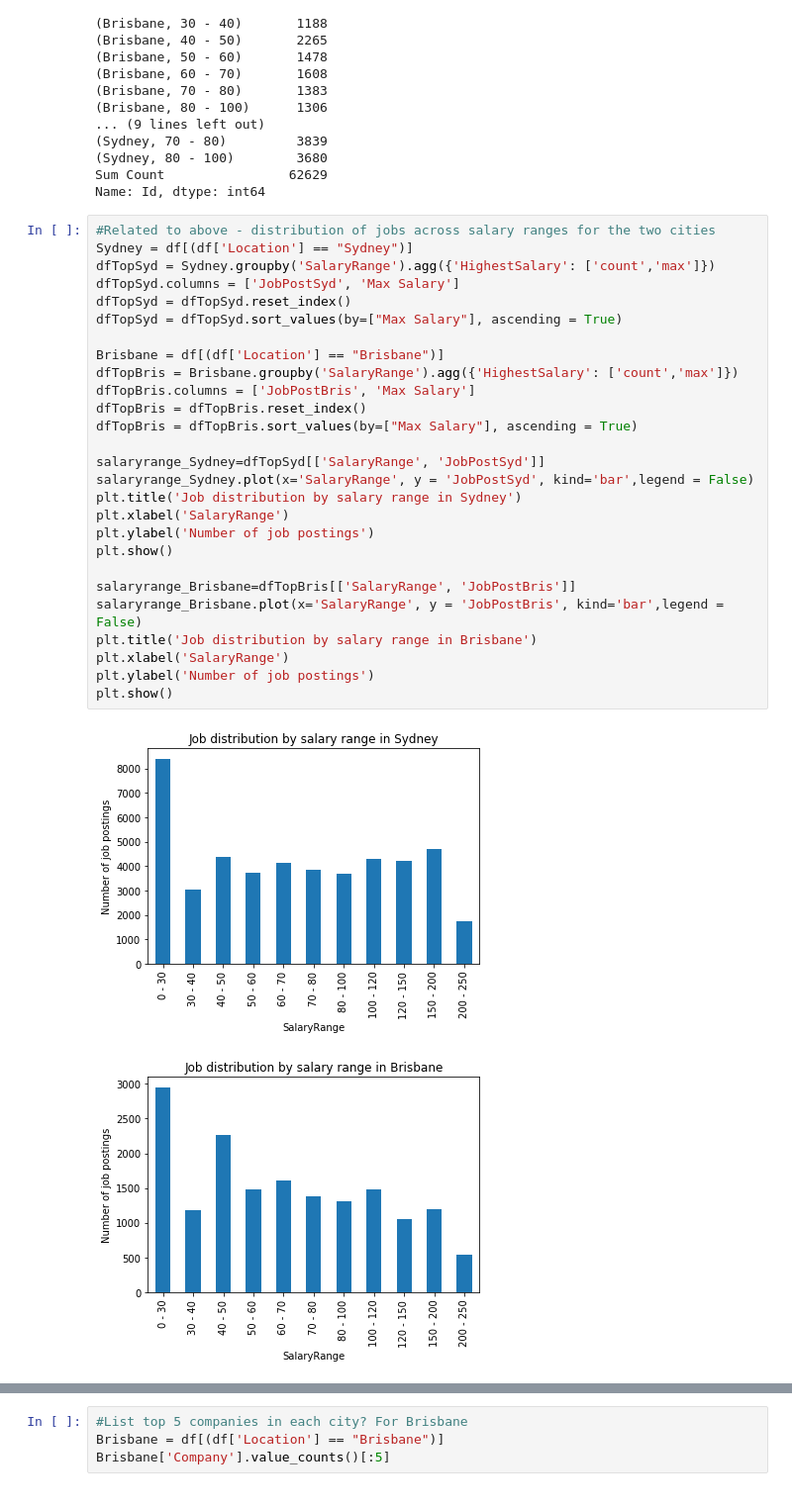
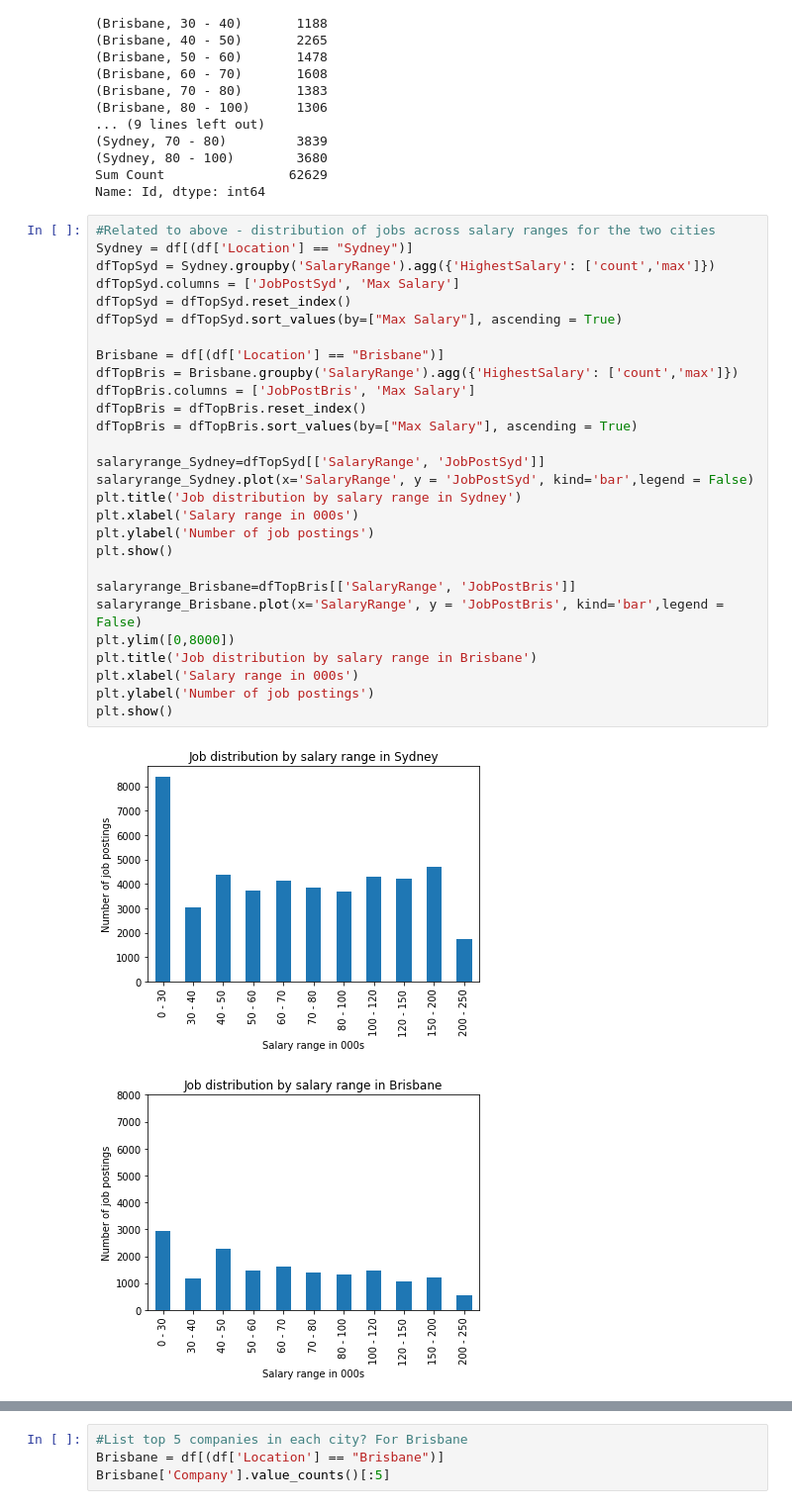
Before and after one commit to susana-p/Shared_Group_File_A3, a Jupyter notebook: Group27_Assignment3/Assignment 2 - Group.ipynb, the cells around one changed output, grey strips where cells are left out. Shown at 99% size. Saved outputs shown, nothing was run; the diff lists cells and outputs as text.

```diff
--- a/Group27_Assignment3/Assignment 2 - Group.ipynb
+++ b/Group27_Assignment3/Assignment 2 - Group.ipynb
@@ -263,30 +263,31 @@ Name: Id, dtype: int64
 # %%
 #Related to above - distribution of jobs across salary ranges for the two cities
 Sydney = df[(df['Location'] == "Sydney")]
 dfTopSyd = Sydney.groupby('SalaryRange').agg({'HighestSalary': ['count','max']})
 dfTopSyd.columns = ['JobPostSyd', 'Max Salary']
 dfTopSyd = dfTopSyd.reset_index()
 dfTopSyd = dfTopSyd.sort_values(by=["Max Salary"], ascending = True)
 
 Brisbane = df[(df['Location'] == "Brisbane")]
 dfTopBris = Brisbane.groupby('SalaryRange').agg({'HighestSalary': ['count','max']})
 dfTopBris.columns = ['JobPostBris', 'Max Salary']
 dfTopBris = dfTopBris.reset_index()
 dfTopBris = dfTopBris.sort_values(by=["Max Salary"], ascending = True)
 
 salaryrange_Sydney=dfTopSyd[['SalaryRange', 'JobPostSyd']]
 salaryrange_Sydney.plot(x='SalaryRange', y = 'JobPostSyd', kind='bar',legend = False)
 plt.title('Job distribution by salary range in Sydney')
-plt.xlabel('SalaryRange')
+plt.xlabel('Salary range in 000s')
 plt.ylabel('Number of job postings')
 plt.show()
 
 salaryrange_Brisbane=dfTopBris[['SalaryRange', 'JobPostBris']]
 salaryrange_Brisbane.plot(x='SalaryRange', y = 'JobPostBris', kind='bar',legend = False)
+plt.ylim([0,8000])
 plt.title('Job distribution by salary range in Brisbane')
-plt.xlabel('SalaryRange')
+plt.xlabel('Salary range in 000s')
 plt.ylabel('Number of job postings')
 plt.show()
 # %% [output]
-[figure, old version]
+[figure, new version]
-[figure, old version]
+[figure, new version]
```
Also changed, not shown: parts of 17 cells of this notebook.
